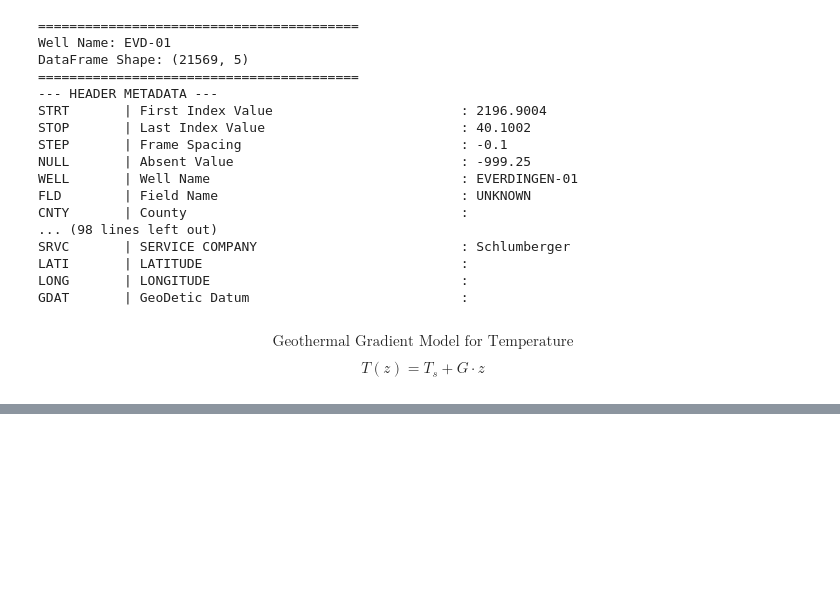
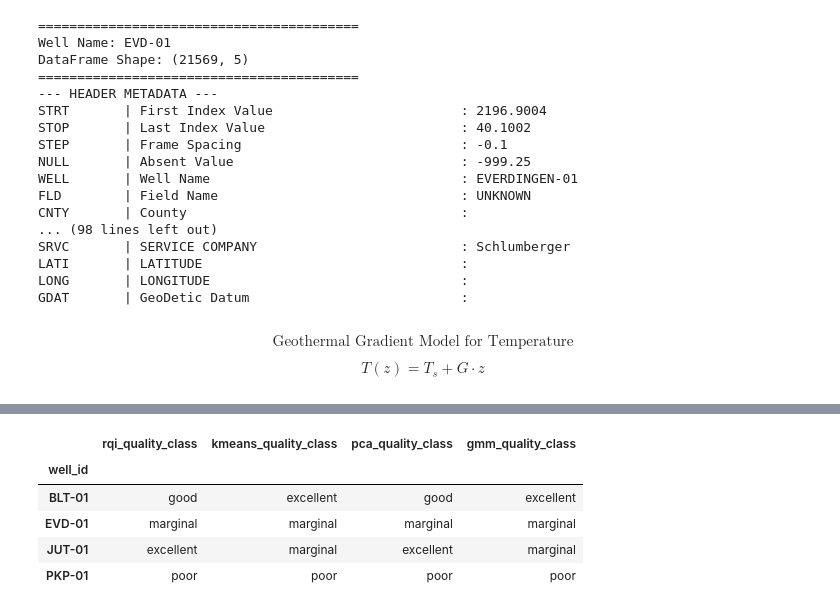
Before and after one commit to sadaraka-kadi/probable-eureka, a Jupyter notebook: notebooks/03_ml_workflow.ipynb, the cells around one changed output, grey strips where cells are left out. Drawn from its saved outputs; the diff is of its cells as text; code cells hidden in the pictures; blank space fills up the shorter version.

```diff
--- a/notebooks/03_ml_workflow.ipynb
+++ b/notebooks/03_ml_workflow.ipynb
@@ -163,0 +247,7 @@ well_agg["quality_class"] = well_agg["quality_score"].apply(classify)
+# %%
+favorable_corr = np.corrcoef(X_pca[:, 0], df["porosity_pct"])[0, 1]
+pc1_sign = -1 if favorable_corr < 0 else 1
+
+df["PC1_quality"] = pc1_sign * df["PC1"]
+print(f"Correlation of raw PC1 with porosity: {favorable_corr:.3f}")
+print(f"PC1 sign flipped for quality scoring: {pc1_sign == -1}")
@@ -164,3 +325,13 @@ well_agg["quality_class"] = well_agg["quality_score"].apply(classify)
+# %%
+quality_comparison = well_features[["rqi_quality_class", "kmeans_quality_class", "pca_quality_class", "gmm_quality_class"]]
+quality_comparison
+# %% [output]
+|  | rqi_quality_class | kmeans_quality_class | pca_quality_class | gmm_quality_class |
+| well_id |  |  |  |  |
+| BLT-01 | good | excellent | good | excellent |
+| EVD-01 | marginal | marginal | marginal | marginal |
+| JUT-01 | excellent | marginal | excellent | marginal |
+| PKP-01 | poor | poor | poor | poor |
 # %%
 fig, ax = plt.subplots(figsize=(8, 8))
 
```
Also changed, not shown: parts of 28 cells of this notebook.
